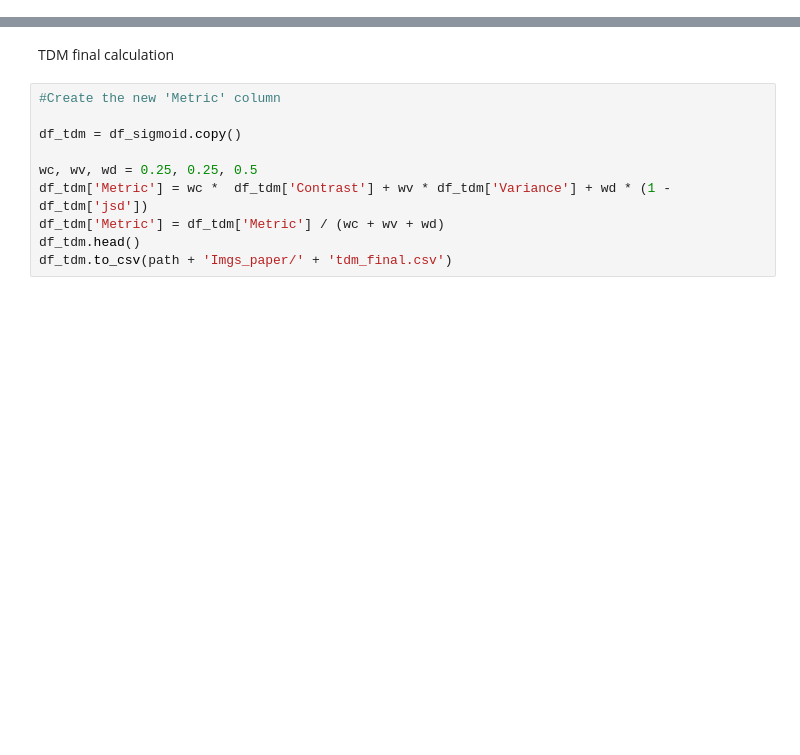
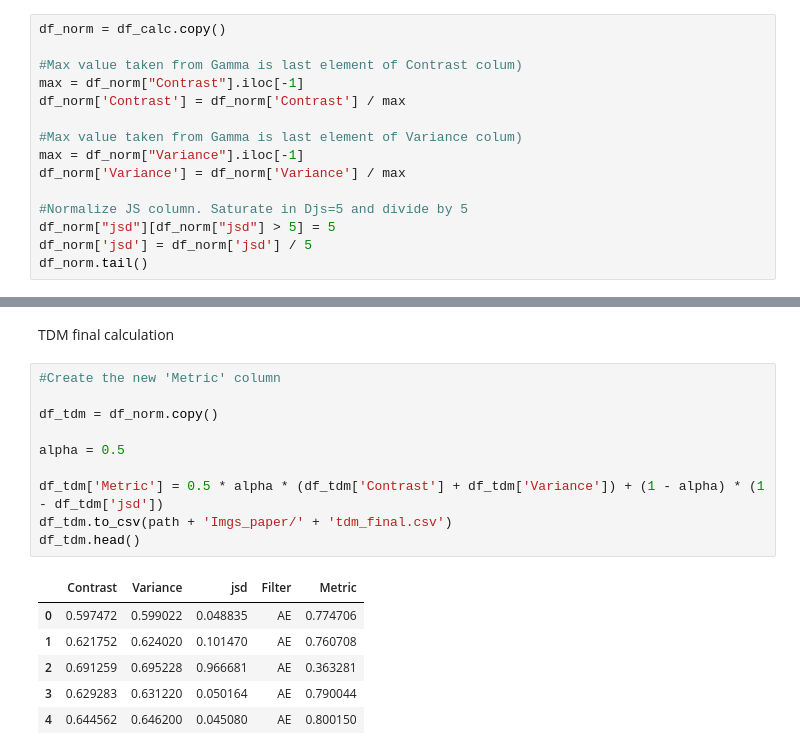
Before and after one commit to rubenchov/TDM, a Jupyter notebook: VisibilityGammaAnalysis.ipynb, the cells around one changed output, grey strips where cells are left out. Drawn from its saved outputs; the diff is of its cells as text; blank space fills up the shorter version.

```diff
--- a/VisibilityGammaAnalysis.ipynb
+++ b/VisibilityGammaAnalysis.ipynb
@@ -597,0 +553,15 @@ JSD - Mu from gamma reference image:  0.0
+# %%
+df_norm = df_calc.copy()
+
+#Max value taken from Gamma is last element of Contrast colum)
+max = df_norm["Contrast"].iloc[-1]
+df_norm['Contrast'] = df_norm['Contrast'] / max
+
+#Max value taken from Gamma is last element of Variance colum)
+max = df_norm["Variance"].iloc[-1]
+df_norm['Variance'] = df_norm['Variance'] / max
+
+#Normalize JS column. Saturate in Djs=5 and divide by 5
+df_norm["jsd"][df_norm["jsd"] > 5] = 5
+df_norm['jsd'] = df_norm['jsd'] / 5
+df_norm.tail()
@@ -600,10 +591,17 @@ TDM final calculation
 # %%
 #Create the new 'Metric' column
 
-df_tdm = df_sigmoid.copy()
+df_tdm = df_norm.copy()
 
-wc, wv, wd = 0.25, 0.25, 0.5
-df_tdm['Metric'] = wc *  df_tdm['Contrast'] + wv * df_tdm['Variance'] + wd * (1 - df_tdm['jsd'])
-df_tdm['Metric'] = df_tdm['Metric'] / (wc + wv + wd)
+alpha = 0.5
+
+df_tdm['Metric'] = 0.5 * alpha * (df_tdm['Contrast'] + df_tdm['Variance']) + (1 - alpha) * (1 - df_tdm['jsd'])
+df_tdm.to_csv(path + 'Imgs_paper/' + 'tdm_final.csv')
 df_tdm.head()
-df_tdm.to_csv(path + 'Imgs_paper/' + 'tdm_final.csv')
+# %% [output]
+|  | Contrast | Variance | jsd | Filter | Metric |
+| 0 | 0.597472 | 0.599022 | 0.048835 | AE | 0.774706 |
+| 1 | 0.621752 | 0.624020 | 0.101470 | AE | 0.760708 |
+| 2 | 0.691259 | 0.695228 | 0.966681 | AE | 0.363281 |
+| 3 | 0.629283 | 0.631220 | 0.050164 | AE | 0.790044 |
+| 4 | 0.644562 | 0.646200 | 0.045080 | AE | 0.800150 |
```
Also changed, not shown: parts of 10 cells of this notebook, 1 other file.
